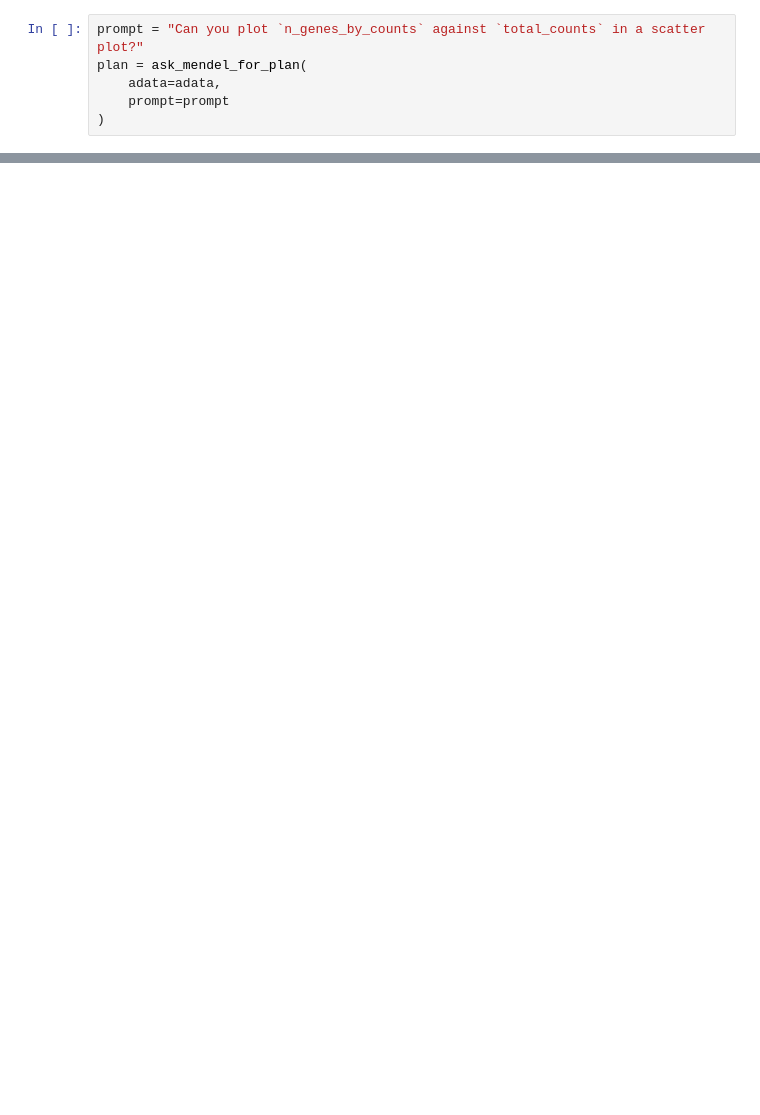
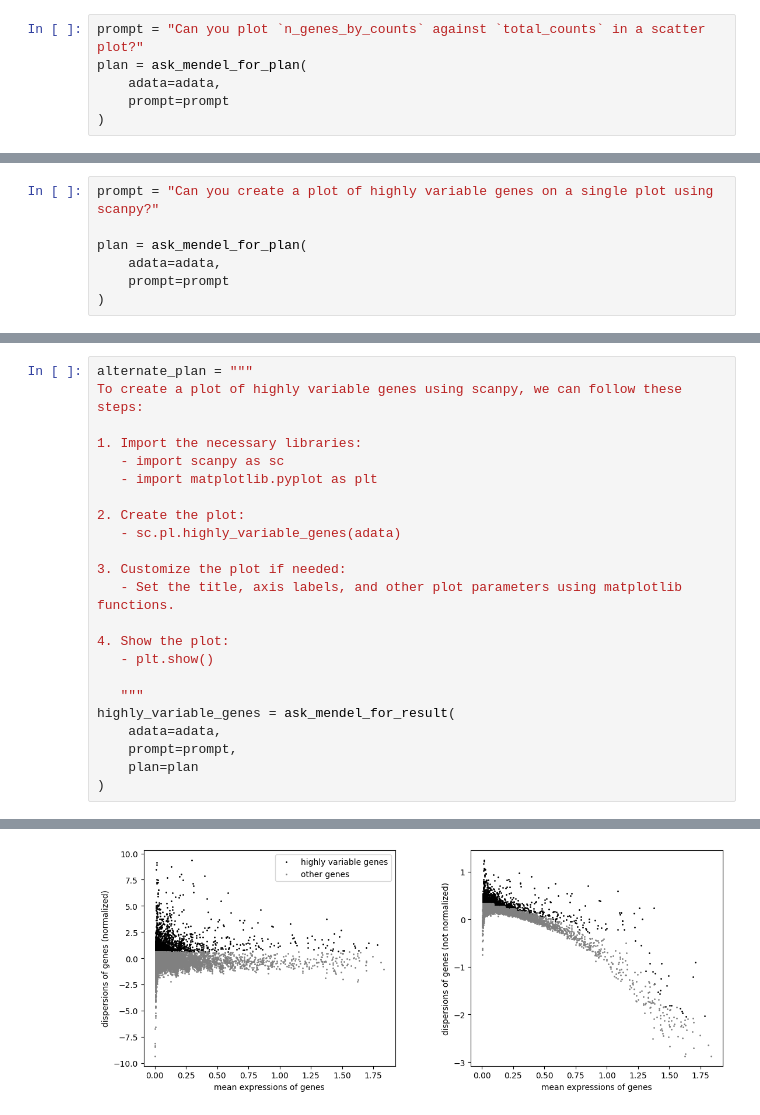
Before and after one commit to garg-ankush/mendel, a Jupyter notebook: mendel-demo.ipynb, the cells around one changed output, grey strips where cells are left out. Drawn from its saved outputs; the diff is of its cells as text; blank space fills up the shorter version.

```diff
--- a/mendel-demo.ipynb
+++ b/mendel-demo.ipynb
@@ -59,0 +74,7 @@ mendel = ask_mendel_for_result(
+# %%
+prompt = "Can you create a plot of highly variable genes on a single plot using scanpy?"
+
+plan = ask_mendel_for_plan(
+    adata=adata,
+    prompt=prompt
+)
@@ -59,0 +101,24 @@ mendel = ask_mendel_for_result(
+# %%
+alternate_plan = """
+To create a plot of highly variable genes using scanpy, we can follow these steps:
+
+1. Import the necessary libraries:
+   - import scanpy as sc
+   - import matplotlib.pyplot as plt
+
+2. Create the plot:
+   - sc.pl.highly_variable_genes(adata)
+
+3. Customize the plot if needed:
+   - Set the title, axis labels, and other plot parameters using matplotlib functions.
+
+4. Show the plot:
+   - plt.show()
+
+   """
+highly_variable_genes = ask_mendel_for_result(
+    adata=adata,
+    prompt=prompt,
+    plan=plan
+)
+# %% [output]
@@ -59,0 +126 @@ mendel = ask_mendel_for_result(
+[figure, added]
```
Also changed, not shown: parts of 13 cells of this notebook, 4 other files.
